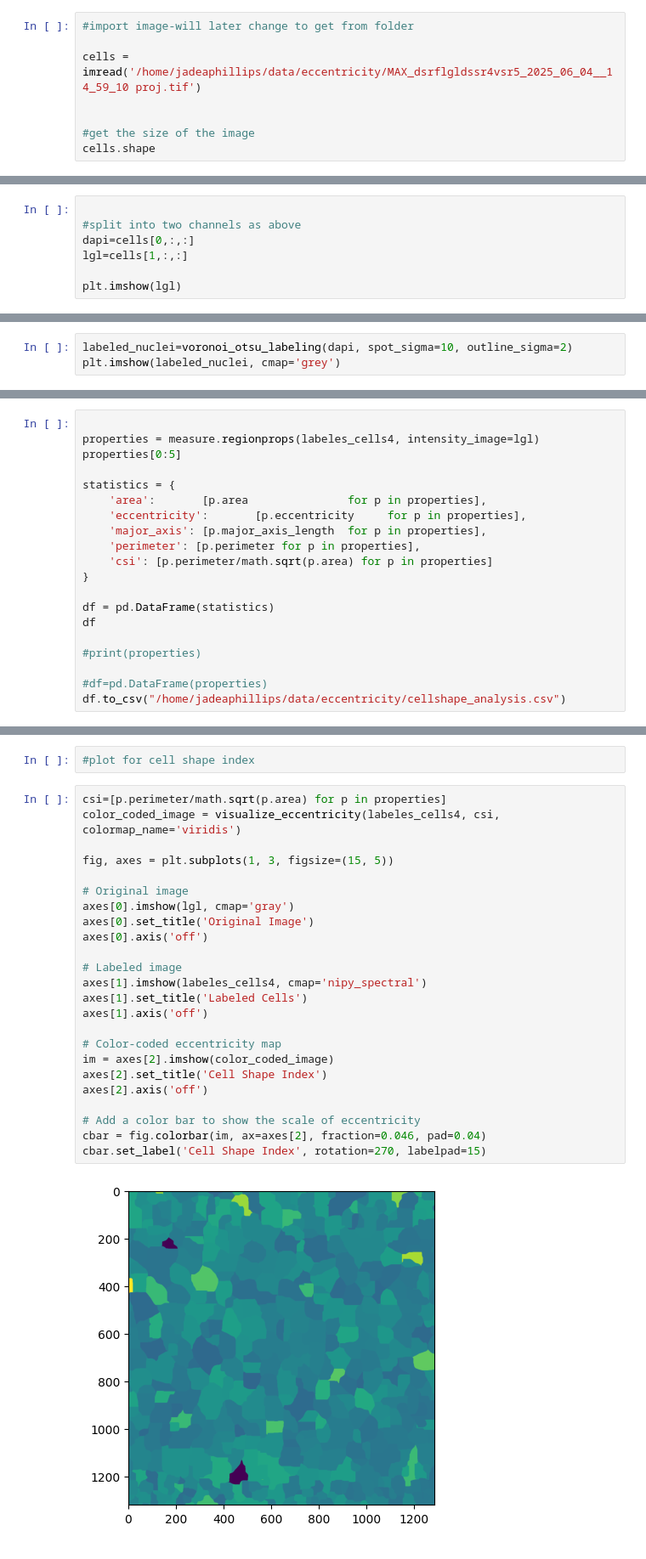
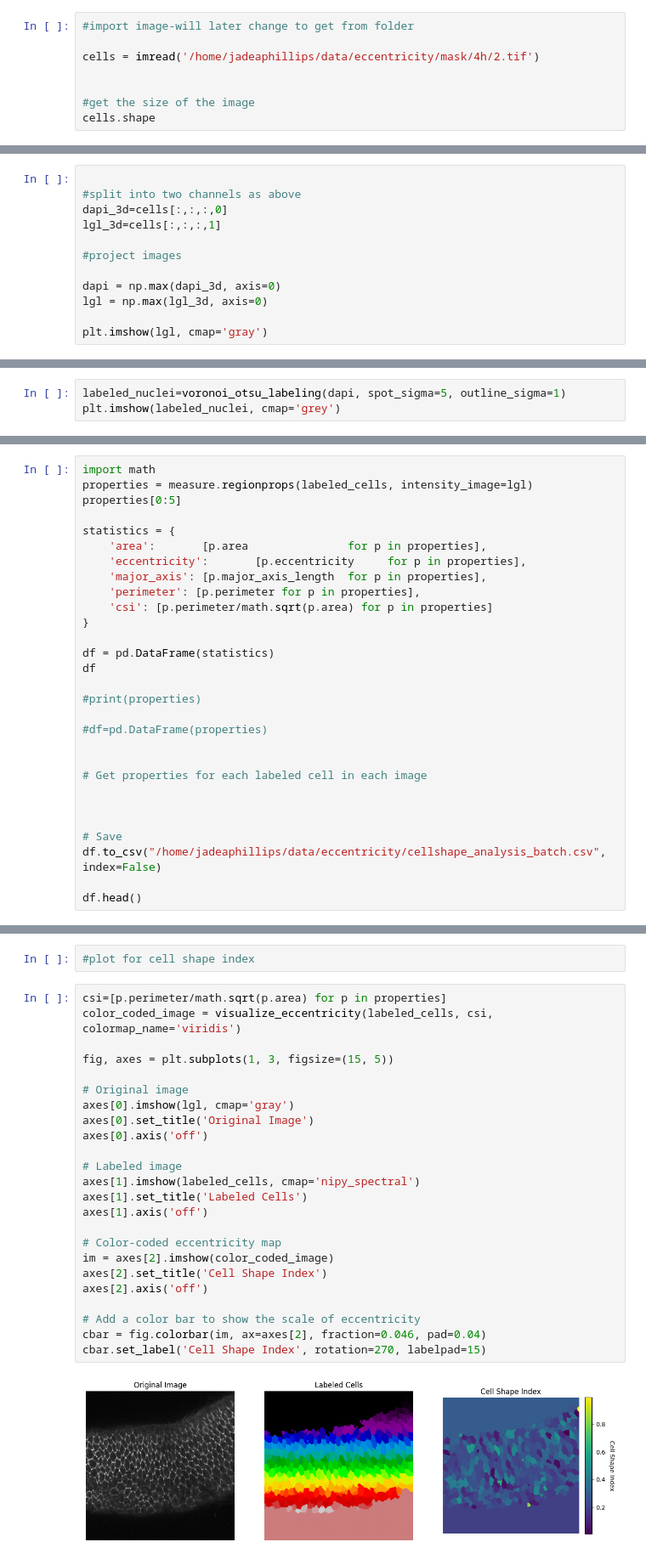
Before and after one commit to Jadep06/PhD-image-analysis, a Jupyter notebook: eccentricity from membrane stain 1.ipynb, the cells around one changed output, grey strips where cells are left out. Shown at 85% size. Cells and saved outputs as stored; diff of their text form.

```diff
--- a/eccentricity from membrane stain 1.ipynb
+++ b/eccentricity from membrane stain 1.ipynb
@@ -18,7 +18,7 @@ from skimage import io, filters, measure, segmentation
 # %%
 #import image-will later change to get from folder
 
-cells = imread('/home/jadeaphillips/data/eccentricity/MAX_dsrflgldssr4vsr5_2025_06_04__14_59_10 proj.tif')
+cells = imread('/home/jadeaphillips/data/eccentricity/mask/4h/2.tif')
 
 
 #get the size of the image
@@ -29,9 +28,14 @@ WARNING: Ignoring unexpected wl_surface.enter received for output with id: 7 scr
 # %%
 
 #split into two channels as above
-dapi=cells[0,:,:]
-lgl=cells[1,:,:]
+dapi_3d=cells[:,:,:,0]
+lgl_3d=cells[:,:,:,1]
 
-plt.imshow(lgl)
+#project images
+
+dapi = np.max(dapi_3d, axis=0)
+lgl = np.max(lgl_3d, axis=0)
+
+plt.imshow(lgl, cmap='gray')
 # %% [output]
 <matplotlib.image.AxesImage at 0x...>
@@ -44,5 +48,5 @@ plt.imshow(dapi)
 # %%
-labeled_nuclei=voronoi_otsu_labeling(dapi, spot_sigma=10, outline_sigma=2)
+labeled_nuclei=voronoi_otsu_labeling(dapi, spot_sigma=5, outline_sigma=1)
 plt.imshow(labeled_nuclei, cmap='grey')
 # %% [output]
 <matplotlib.image.AxesImage at 0x...>
@@ -109,6 +109,6 @@ axes[0].axis('off')
 # %%
-
-properties = measure.regionprops(labeles_cells4, intensity_image=lgl)
+import math
+properties = measure.regionprops(labeled_cells, intensity_image=lgl)
 properties[0:5]
 
 statistics = {
@@ -125,4 +125,13 @@ df
 #print(properties)
 
 #df=pd.DataFrame(properties)
-df.to_csv("/home/jadeaphillips/data/eccentricity/cellshape_analysis.csv")
+
+
+# Get properties for each labeled cell in each image
+
+
+
+# Save
+df.to_csv("/home/jadeaphillips/data/eccentricity/cellshape_analysis_batch.csv", index=False)
+
+df.head()
@@ -216,27 +232,27 @@ cbar.set_label('Eccentricity (0=circular, 1=elongated)', rotation=270, labelpad=
 #plot for cell shape index
 # %%
 csi=[p.perimeter/math.sqrt(p.area) for p in properties]
-color_coded_image = visualize_eccentricity(labeles_cells4, csi, colormap_name='viridis')
+color_coded_image = visualize_eccentricity(labeled_cells, csi, colormap_name='viridis')
 
 fig, axes = plt.subplots(1, 3, figsize=(15, 5))
 
 # Original image
 axes[0].imshow(lgl, cmap='gray')
 axes[0].set_title('Original Image')
 axes[0].axis('off')
 
 # Labeled image
-axes[1].imshow(labeles_cells4, cmap='nipy_spectral')
+axes[1].imshow(labeled_cells, cmap='nipy_spectral')
 axes[1].set_title('Labeled Cells')
 axes[1].axis('off')
 
 # Color-coded eccentricity map
 im = axes[2].imshow(color_coded_image)
 axes[2].set_title('Cell Shape Index')
 axes[2].axis('off')
 
 # Add a color bar to show the scale of eccentricity
 cbar = fig.colorbar(im, ax=axes[2], fraction=0.046, pad=0.04)
 cbar.set_label('Cell Shape Index', rotation=270, labelpad=15)
 # %% [output]
-[figure, old version]
+[figure, new version]
```
Also changed, not shown: parts of 11 cells of this notebook.
